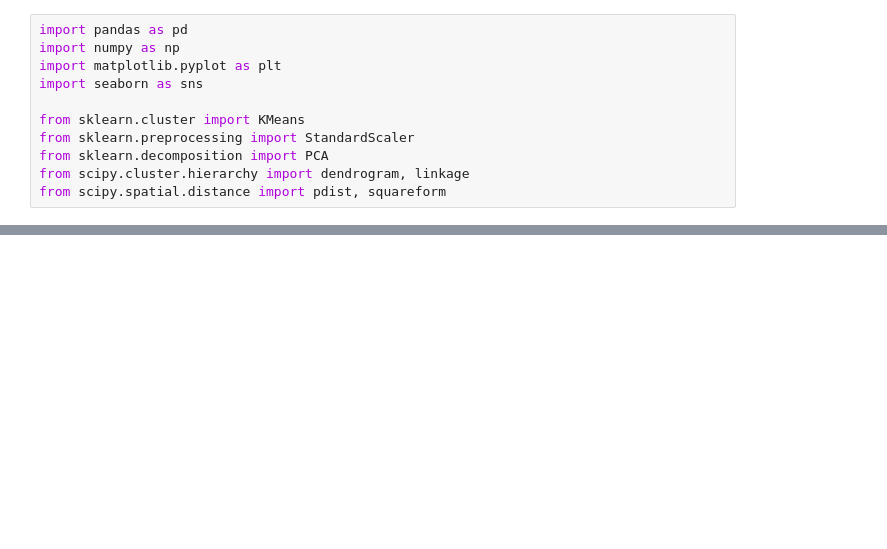
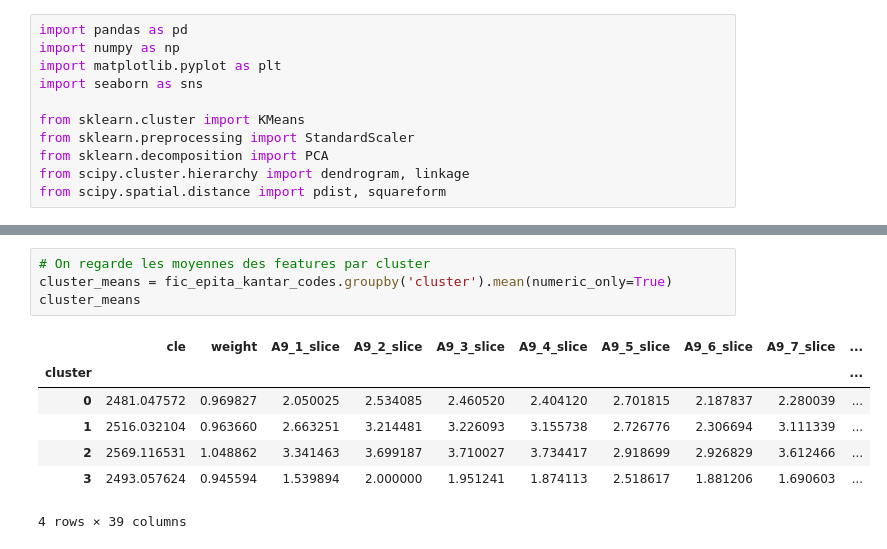
Before and after one commit to Echidori/kantar-tp, a Jupyter notebook: clustering_orange.ipynb, the cells around one changed output, grey strips where cells are left out. Cells and saved outputs as stored; diff of their text form; blank space fills up the shorter version.

```diff
--- a/clustering_orange.ipynb
+++ b/clustering_orange.ipynb
@@ -73,0 +181,12 @@ plt.show()
+# %%
+# On regarde les moyennes des features par cluster
+cluster_means = fic_epita_kantar_codes.groupby('cluster').mean(numeric_only=True)
+cluster_means
+# %% [output]
+|  | cle | weight | A9_1_slice | A9_2_slice | A9_3_slice | A9_4_slice | A9_5_slice | A9_6_slice | A9_7_slice | ... |
+| cluster |  |  |  |  |  |  |  |  |  | ... |
+| 0 | 2481.047572 | 0.969827 | 2.050025 | 2.534085 | 2.460520 | 2.404120 | 2.701815 | 2.187837 | 2.280039 | ... |
+| 1 | 2516.032104 | 0.963660 | 2.663251 | 3.214481 | 3.226093 | 3.155738 | 2.726776 | 2.306694 | 3.111339 | ... |
+| 2 | 2569.116531 | 1.048862 | 3.341463 | 3.699187 | 3.710027 | 3.734417 | 2.918699 | 2.926829 | 3.612466 | ... |
+| 3 | 2493.057624 | 0.945594 | 1.539894 | 2.000000 | 1.951241 | 1.874113 | 2.518617 | 1.881206 | 1.690603 | ... |
+4 rows × 39 columns
```
Also changed, not shown: parts of 20 cells of this notebook, 1 other file.
